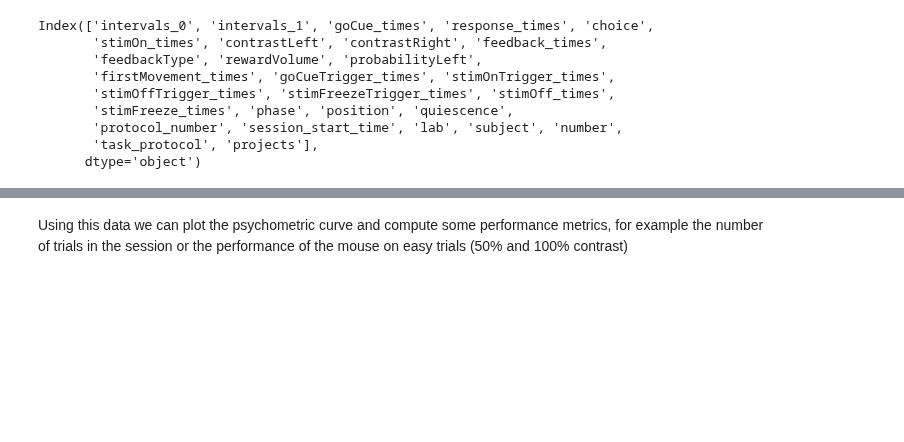
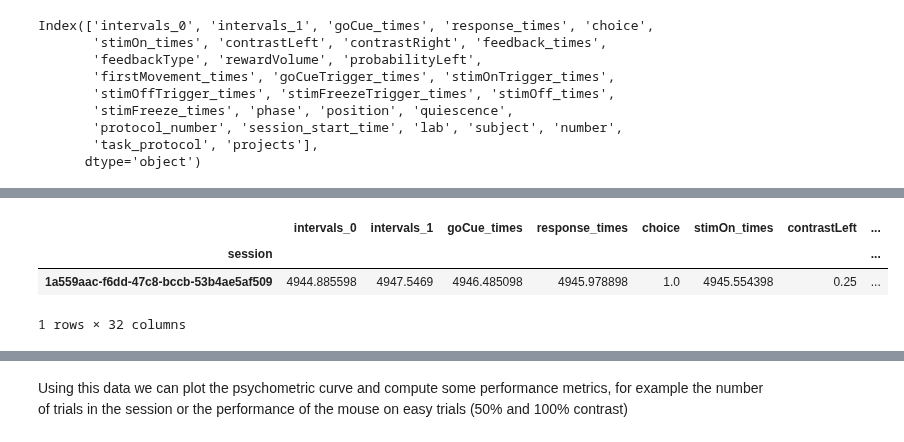
Before and after one commit to ellen-ying/NMA2026, a Jupyter notebook: projects/IBL_behavior_data.ipynb, the cells around one changed output, grey strips where cells are left out. Cells and saved outputs as stored; diff of their text form; code cells hidden in the pictures; blank space fills up the shorter version.

```diff
--- a/projects/IBL_behavior_data.ipynb
+++ b/projects/IBL_behavior_data.ipynb
@@ -134,0 +180,9 @@ dtype: object
+# %%
+# Insepct the trials with negative reaction times
+idx = biased_trials['reaction_time'] < 0
+biased_trials[idx].head()
+# %% [output]
+|  | intervals_0 | intervals_1 | goCue_times | response_times | choice | stimOn_times | contrastLeft | ... |
+| session |  |  |  |  |  |  |  | ... |
+| 1a559aac-f6dd-47c8-bccb-53b4ae5af509 | 4944.885598 | 4947.5469 | 4946.485098 | 4945.978898 | 1.0 | 4945.554398 | 0.25 | ... |
+1 rows × 32 columns
```
Also changed, not shown: parts of 15 cells of this notebook, 2 other files.
